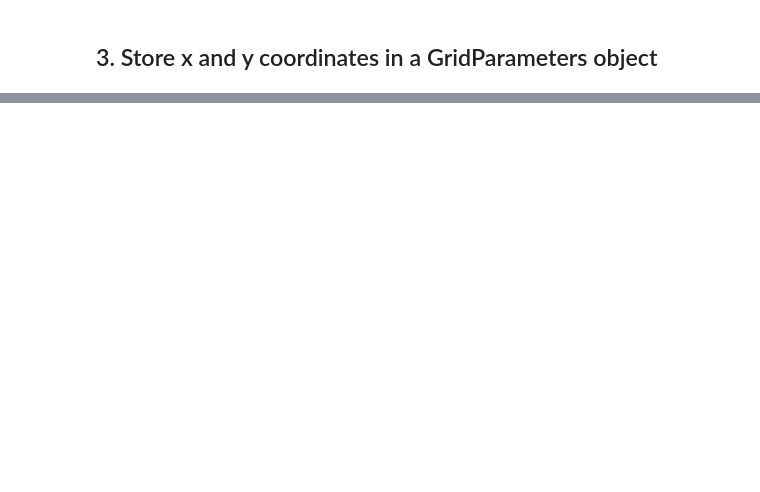
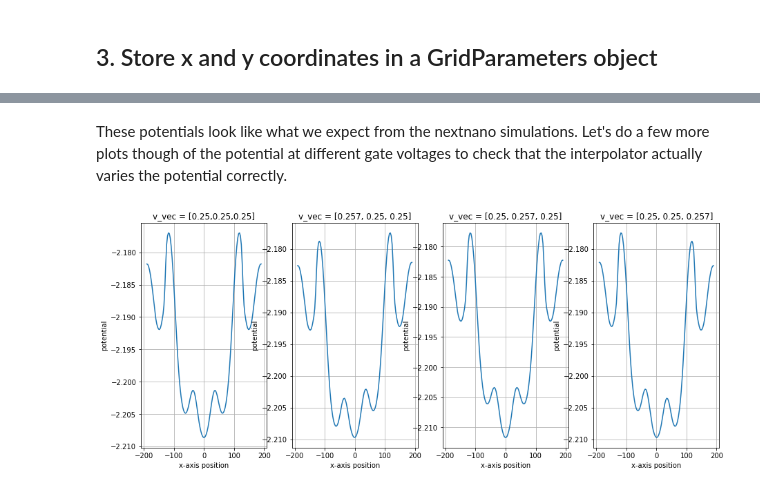
Before and after one commit to gharib85/QuDiPy, a Jupyter notebook: tutorials/Nextnano Potentials Tutorial (3D).ipynb, the cells around one changed output, grey strips where cells are left out. Saved outputs shown, nothing was run; the diff lists cells and outputs as text; code cells hidden in the pictures; blank space fills up the shorter version.

```diff
--- a/tutorials/Nextnano Potentials Tutorial (3D).ipynb
+++ b/tutorials/Nextnano Potentials Tutorial (3D).ipynb
@@ -168,0 +118,44 @@ ax4.grid()
+# %% [markdown]
+These potentials look like what we expect from the nextnano simulations.  Let's do a few more plots though of the potential at different gate voltages to check that the interpolator actually varies the potential correctly.
+# %%
+# Let's do 4 different interpolations
+v_vec1 = [0.25, 0.25, 0.25]
+v_vec2 = [0.257, 0.25, 0.25]
+v_vec3 = [0.25, 0.257, 0.25]
+v_vec4 = [0.25, 0.25, 0.257]
+
+f = plt.figure(figsize=(15,6))
+ax1 = f.add_subplot(141)
+ax2 = f.add_subplot(142)
+ax3 = f.add_subplot(143)
+ax4 = f.add_subplot(144)
+
+# potential for first voltage vector
+int_pot = pot_interp(v_vec1)
+ax1.plot(gparams.x, int_pot[y_idx,:])
+ax1.set(xlabel='x-axis position', ylabel='potential',
+       title='v_vec = [0.25,0.25,0.25]')
+ax1.grid()
+
+# potential for first voltage vector
+int_pot = pot_interp(v_vec2)
+ax2.plot(gparams.x, int_pot[y_idx,:])
+ax2.set(xlabel='x-axis position', ylabel='potential',
+       title='v_vec = [0.257, 0.25, 0.25]')
+ax2.grid()
+
+# potential for first voltage vector
+int_pot = pot_interp(v_vec3)
+ax3.plot(gparams.x, int_pot[y_idx,:])
+ax3.set(xlabel='x-axis position', ylabel='potential',
+       title='v_vec = [0.25, 0.257, 0.25]')
+ax3.grid()
+
+# potential for first voltage vector
+int_pot = pot_interp(v_vec4)
+ax4.plot(gparams.x, int_pot[y_idx,:])
+ax4.set(xlabel='x-axis position', ylabel='potential',
+       title='v_vec = [0.25, 0.25, 0.257]')
+ax4.grid()
+# %% [output]
+[figure, added]
```
Also changed, not shown: parts of 27 cells of this notebook, 4 other files.
